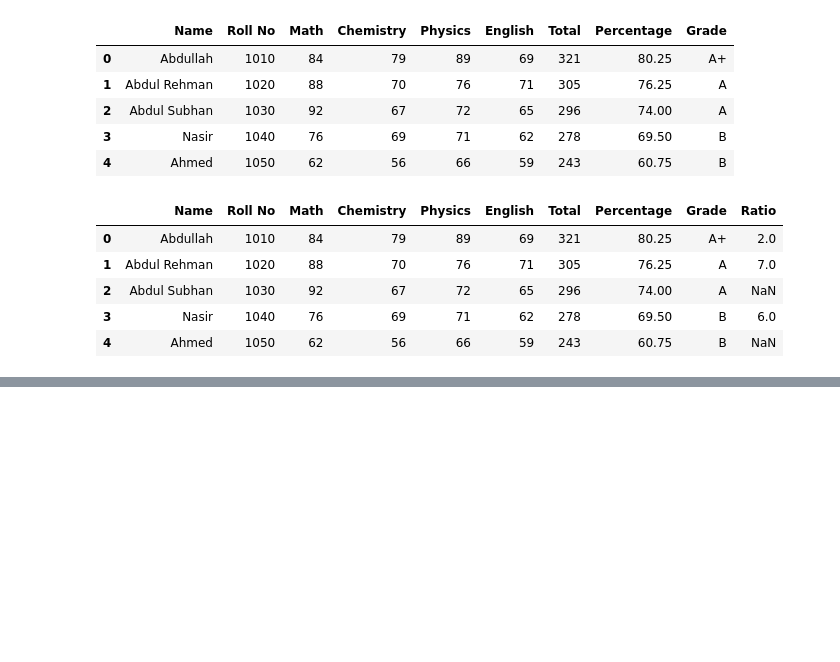
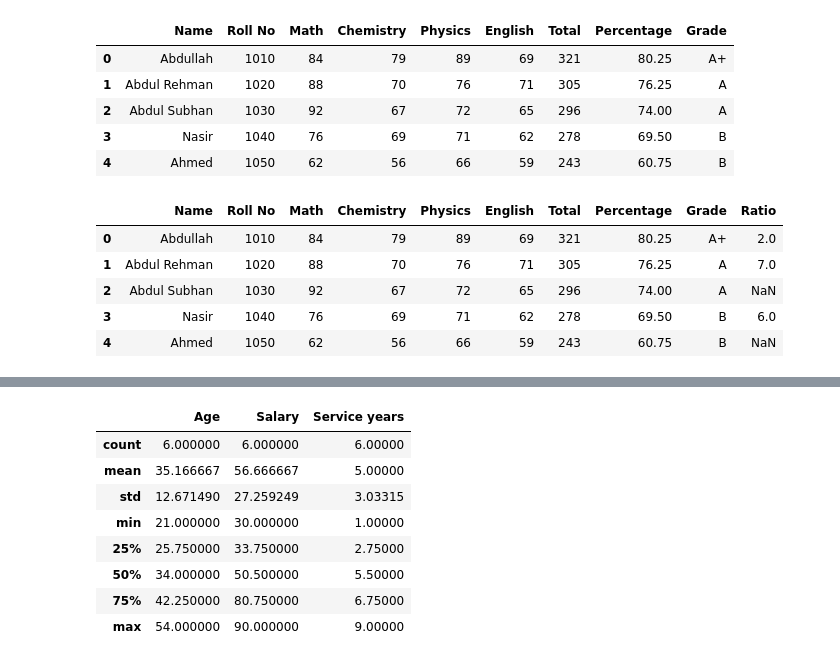
Before and after one commit to abdullahzeeshaan/python, a Jupyter notebook: python_practices/Pandas.ipynb, the cells around one changed output, grey strips where cells are left out. Cells and saved outputs as stored; diff of their text form; code cells hidden in the pictures; blank space fills up the shorter version.

```diff
--- a/python_practices/Pandas.ipynb
+++ b/python_practices/Pandas.ipynb
@@ -511,0 +689,12 @@ df.dropna(axis = 1, thresh=4) # Drop the column have nan values, greater then or
+# %%
+employee.describe()
+# %% [output]
+|  | Age | Salary | Service years |
+| count | 6.000000 | 6.000000 | 6.00000 |
+| mean | 35.166667 | 56.666667 | 5.00000 |
+| std | 12.671490 | 27.259249 | 3.03315 |
+| min | 21.000000 | 30.000000 | 1.00000 |
+| 25% | 25.750000 | 33.750000 | 2.75000 |
+| 50% | 34.000000 | 50.500000 | 5.50000 |
+| 75% | 42.250000 | 80.750000 | 6.75000 |
+| max | 54.000000 | 90.000000 | 9.00000 |
```
Also changed, not shown: parts of 23 cells of this notebook.
